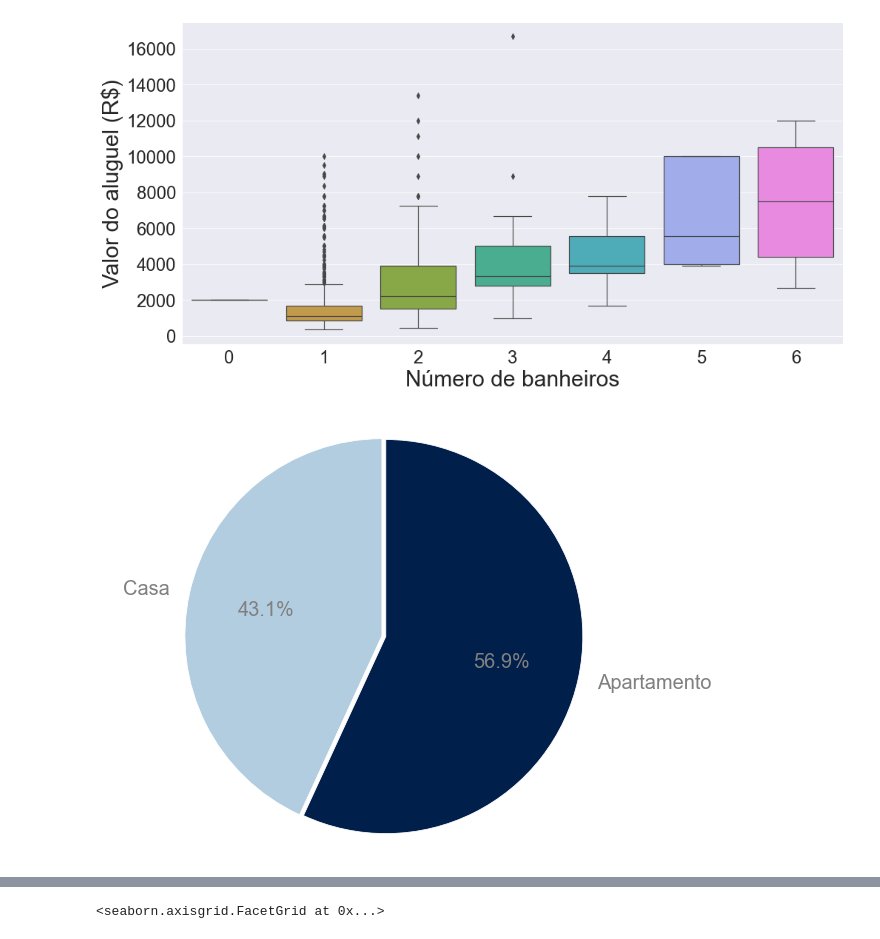
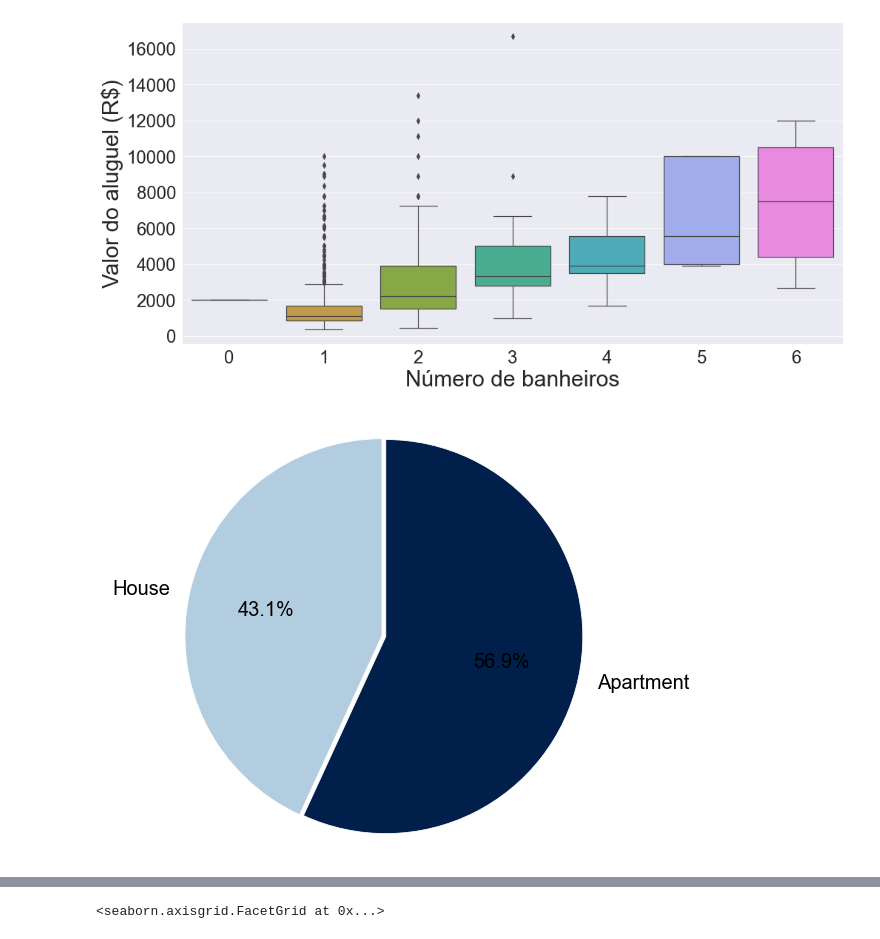
Before and after one commit to naomyduarteg/Aluguel_SaoCarlos_Python_Flask, a Jupyter notebook: data_analysis/data_analysis.ipynb, the cells around one changed output, grey strips where cells are left out. Cells and saved outputs as stored; diff of their text form; code cells hidden in the pictures.

```diff
--- a/data_analysis/data_analysis.ipynb
+++ b/data_analysis/data_analysis.ipynb
@@ -487,16 +507,16 @@ ax.tick_params(axis="both", labelsize=24)
 # %% [output]
 [figure]
 # %%
-labels = 'Casa', 'Apartamento'
+labels = 'House', 'Apartment'
 colors = ['#b3cde0', '#011f4b']
 sizes = [df.Tipo[df['Tipo']=='Casa'].count(), df.Tipo[df['Tipo']=='Apartamento'].count()]
 explode = (0, 0.02)
 fig1, ax1 = plt.subplots(figsize=(10, 8))
 ax1.pie(sizes, explode=explode, labels=labels, autopct='%1.1f%%'
-        , startangle=90, colors=colors, textprops={'fontsize': 20,  'family': 'sans-serif', 'color':'gray'})
+        , startangle=90, colors=colors, textprops={'fontsize': 20,  'family': 'sans-serif', 'color':'black'})
 ax1.axis('equal')
 plt.show()
 # %% [output]
-[figure, old version]
+[figure, new version]
 # %%
 bairros_desejados = ['Centro', 'Jardim Lutfalla', 'Parque Arnold Schimidt', 'Cidade Jardim',
```
Also changed, not shown: parts of 11 cells of this notebook, 2 other files.
